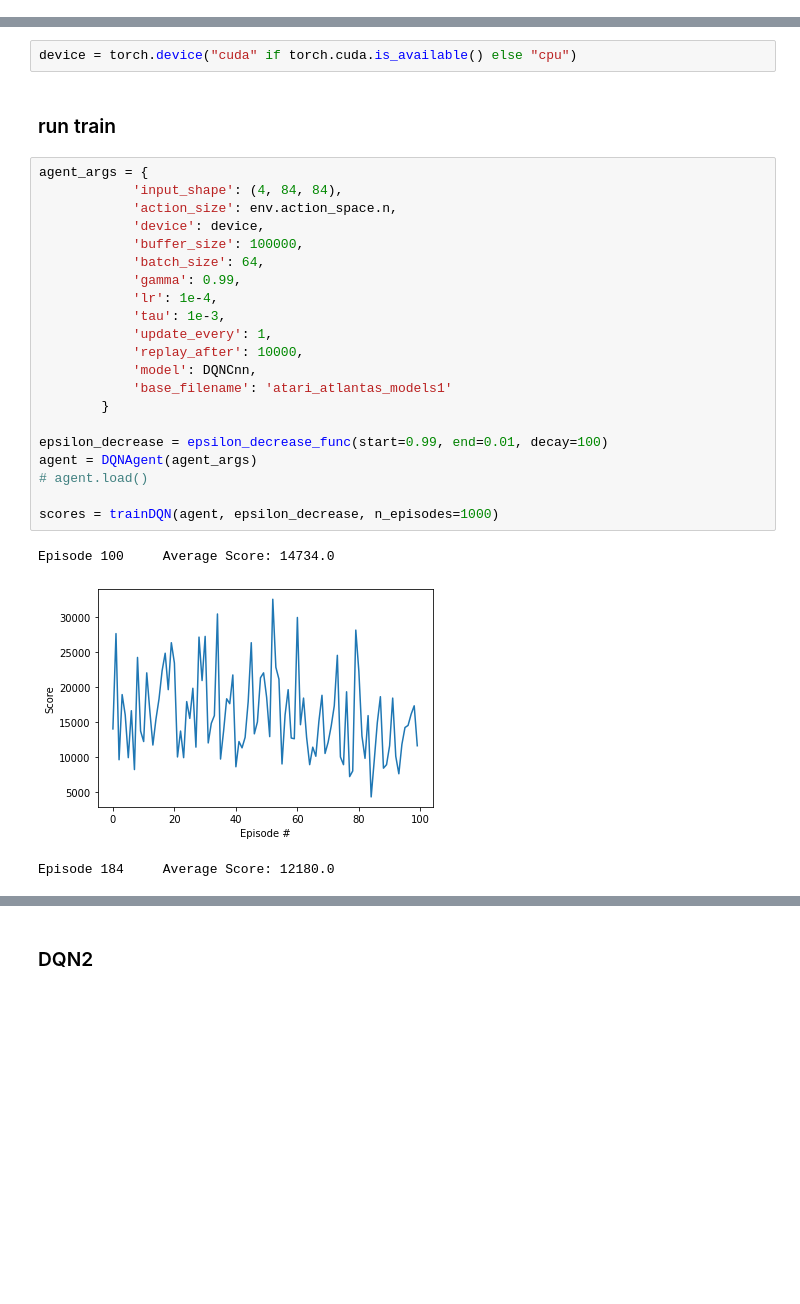
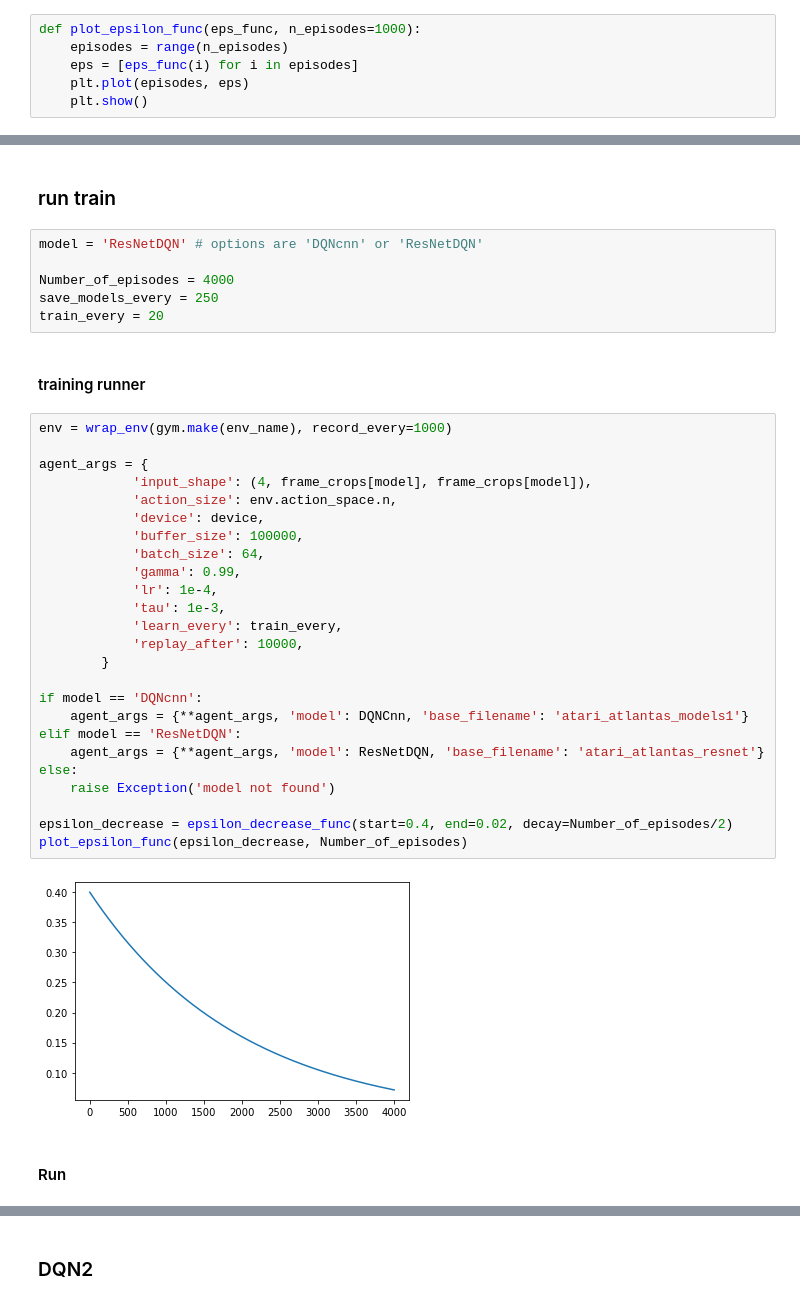
Before and after one commit to MElena14/COMP341, a Jupyter notebook: assignment2.ipynb, the cells around one changed output, grey strips where cells are left out. Cells and saved outputs as stored; diff of their text form; blank space fills up the shorter version.

```diff
--- a/assignment2.ipynb
+++ b/assignment2.ipynb
@@ -221,2 +320,8 @@ def stack_frames(frames, state, is_new=False):
+# %%
+def plot_epsilon_func(eps_func, n_episodes=1000):
+    episodes = range(n_episodes)
+    eps = [eps_func(i) for i in episodes]
+    plt.plot(episodes, eps)
+    plt.show()
 # %% [markdown]
 ### memory
@@ -389,32 +517,42 @@ def trainDQN(agent, epsilon_decreasem, n_episodes=1000, start_epoch = 0):
             agent.save()
     agent.save()
     return scores
-# %%
-device = torch.device("cuda" if torch.cuda.is_available() else "cpu")
 # %% [markdown]
 ### run train
+# %%
+model = 'ResNetDQN' # options are 'DQNcnn' or 'ResNetDQN'
+
+Number_of_episodes = 4000
+save_models_every = 250
+train_every = 20
+# %% [markdown]
+#### training runner
 # %%
+env = wrap_env(gym.make(env_name), record_every=1000)
+
 agent_args = {
-            'input_shape': (4, 84, 84),
+            'input_shape': (4, frame_crops[model], frame_crops[model]),
             'action_size': env.action_space.n,
             'device': device,
             'buffer_size': 100000,
             'batch_size': 64,
             'gamma': 0.99,
             'lr': 1e-4,
             'tau': 1e-3,
-            'update_every': 1,
+            'learn_every': train_every,
             'replay_after': 10000,
-            'model': DQNCnn,
-            'base_filename': 'atari_atlantas_models1'
         }
 
-epsilon_decrease = epsilon_decrease_func(start=0.99, end=0.01, decay=100)
-agent = DQNAgent(agent_args)
-# agent.load()
+if model == 'DQNcnn':
+    agent_args = {**agent_args, 'model': DQNCnn, 'base_filename': 'atari_atlantas_models1'}
+elif model == 'ResNetDQN':
+    agent_args = {**agent_args, 'model': ResNetDQN, 'base_filename': 'atari_atlantas_resnet'}
+else:
+    raise Exception('model not found')
 
-scores = trainDQN(agent, epsilon_decrease, n_episodes=1000)
+epsilon_decrease = epsilon_decrease_func(start=0.4, end=0.02, decay=Number_of_episodes/2)
+plot_epsilon_func(epsilon_decrease, Number_of_episodes)
 # %% [output]
-Episode 100     Average Score: 14734.0
-[figure, old version]
+[figure, new version]
-Episode 184     Average Score: 12180.0
+# %% [markdown]
+#### Run
```
Also changed, not shown: parts of 24 cells of this notebook.
